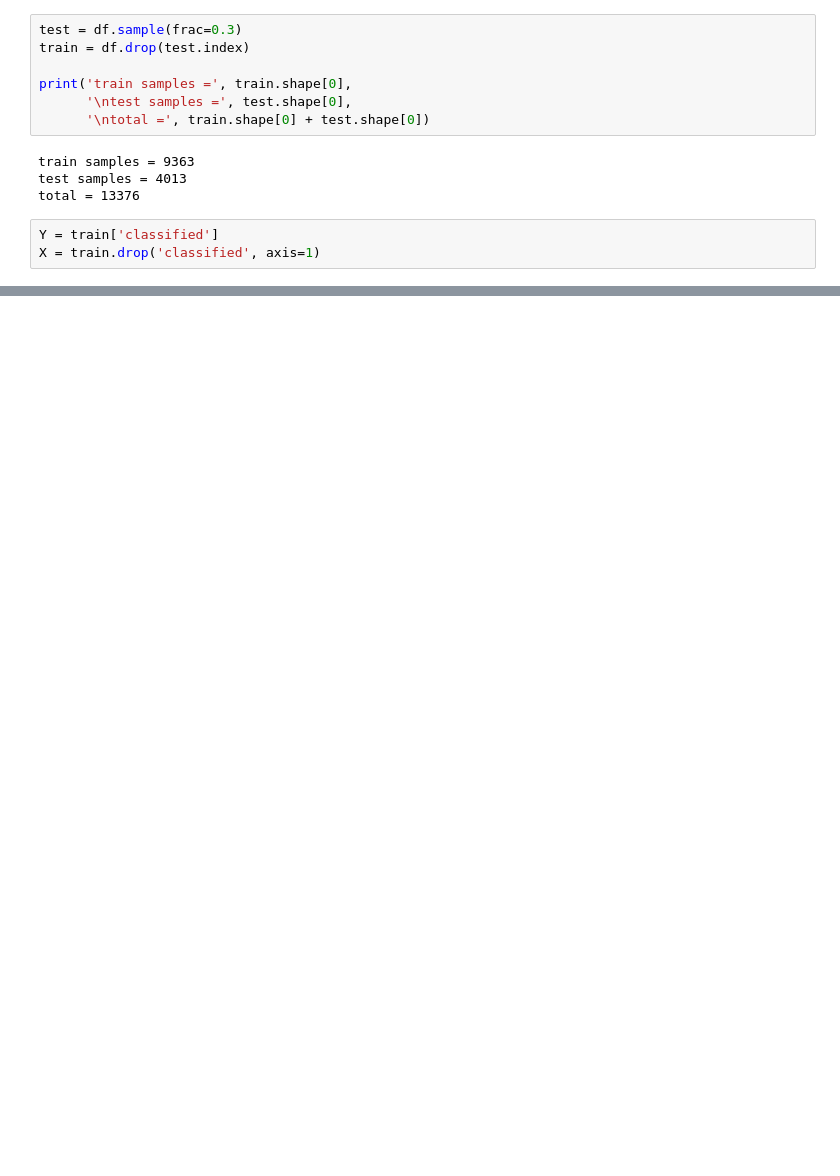
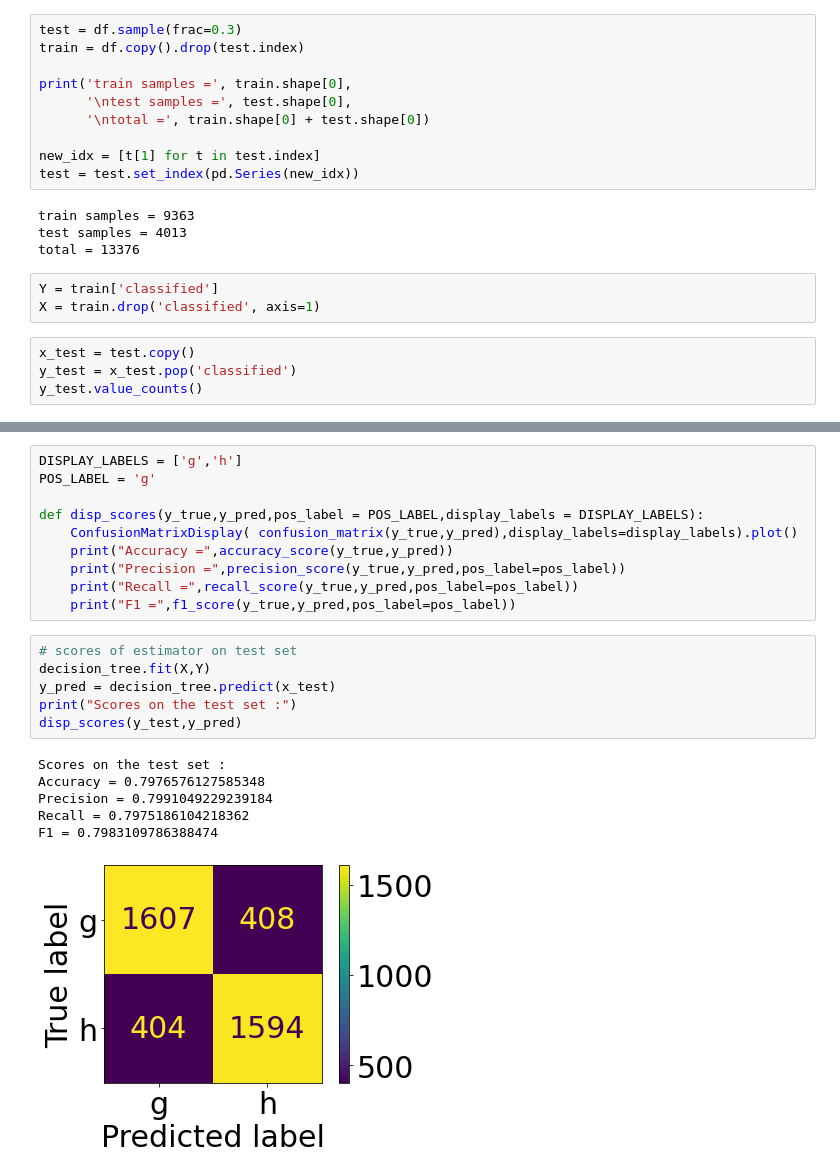
Before and after one commit to moharamfatema/data-classification-ml-python, a Jupyter notebook: classification.ipynb, the cells around one changed output, grey strips where cells are left out. Drawn from its saved outputs; the diff is of its cells as text; blank space fills up the shorter version.

```diff
--- a/classification.ipynb
+++ b/classification.ipynb
@@ -72,11 +72,14 @@ h    6688
 Name: classified, dtype: int64
 # %%
 test = df.sample(frac=0.3)
-train = df.drop(test.index)
+train = df.copy().drop(test.index)
 
 print('train samples =', train.shape[0],
       '\ntest samples =', test.shape[0],
       '\ntotal =', train.shape[0] + test.shape[0])
+
+new_idx = [t[1] for t in test.index]
+test = test.set_index(pd.Series(new_idx))
 # %% [output]
 train samples = 9363
 test samples = 4013
@@ -84,3 +87,7 @@ total = 13376
 # %%
 Y = train['classified']
 X = train.drop('classified', axis=1)
+# %%
+x_test = test.copy()
+y_test = x_test.pop('classified')
+y_test.value_counts()
@@ -130,0 +156,23 @@ estimators =  cross_validation(decision_tree, X, Y)
+# %%
+DISPLAY_LABELS = ['g','h']
+POS_LABEL = 'g'
+
+def disp_scores(y_true,y_pred,pos_label = POS_LABEL,display_labels = DISPLAY_LABELS):
+    ConfusionMatrixDisplay( confusion_matrix(y_true,y_pred),display_labels=display_labels).plot()
+    print("Accuracy =",accuracy_score(y_true,y_pred))
+    print("Precision =",precision_score(y_true,y_pred,pos_label=pos_label))
+    print("Recall =",recall_score(y_true,y_pred,pos_label=pos_label))
+    print("F1 =",f1_score(y_true,y_pred,pos_label=pos_label))
+# %%
+# scores of estimator on test set
+decision_tree.fit(X,Y)
+y_pred = decision_tree.predict(x_test)
+print("Scores on the test set :")
+disp_scores(y_test,y_pred)
+# %% [output]
+Scores on the test set :
+Accuracy = 0.7976576127585348
+Precision = 0.7991049229239184
+Recall = 0.7975186104218362
+F1 = 0.7983109786388474
+[figure, added]
```
Also changed, not shown: parts of 9 cells of this notebook.
